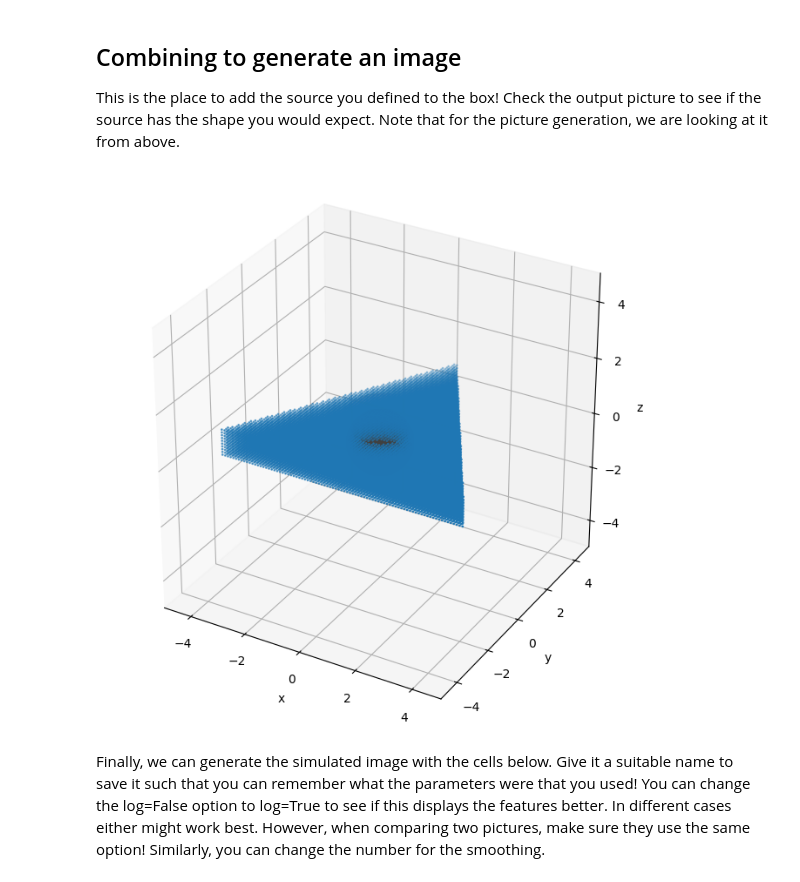
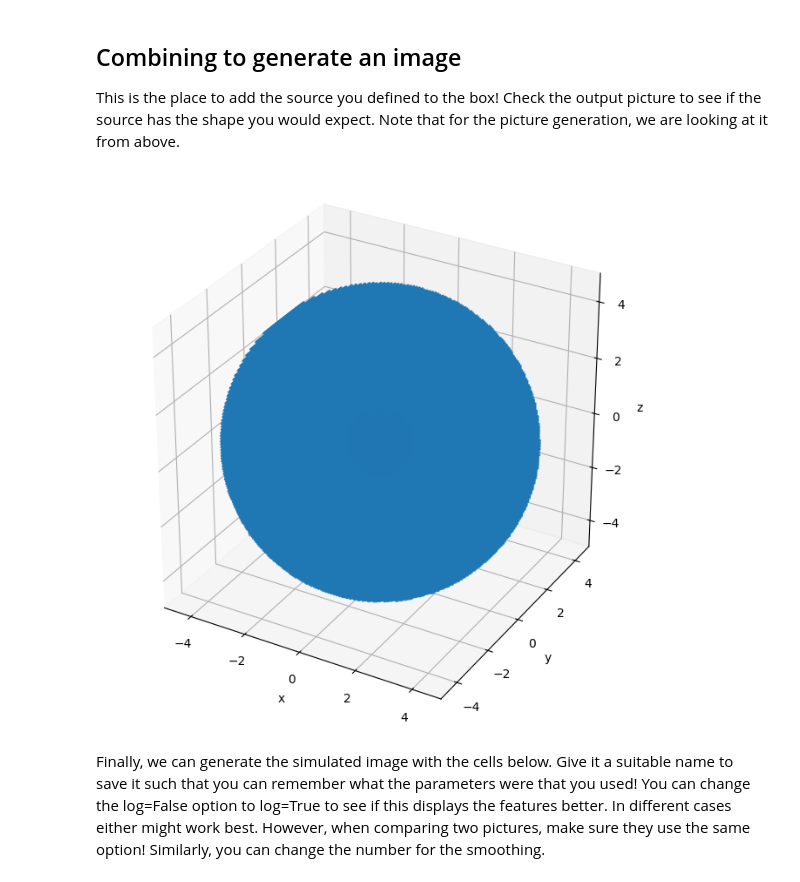
Before and after one commit to laurenssmulders/orbyts_black_hole_shadows, a Jupyter notebook: template.ipynb, the cells around one changed output. Drawn from its saved outputs; the diff is of its cells as text; code cells hidden in the pictures.

```diff
--- a/template.ipynb
+++ b/template.ipynb
@@ -317,12 +317,12 @@ picture generation, we are looking at it from above.
 # %%
 # We add our source to the box, change "sphere" to a different variable if you
 # have defined a different source
 box.clear_sources()
-box.add_source(triangle)
+box.add_source(sphere)
 # And we can plot it to check the orientation
 box.plot_source()
 # %% [output]
-[figure, old version]
+[figure, new version]
 # %% [markdown]
 Finally, we can generate the simulated image with the cells below. Give it a suitable name to save it such that you can remember what the parameters were that you used! You can change the log=False option to log=True to see if this displays the features better. In different cases either might work best. However, when comparing two pictures, make sure they use the same option! Similarly, you can change the number for the smoothing.
 # %%
```
Also changed, not shown: parts of 1 cell of this notebook, 27 other files.
